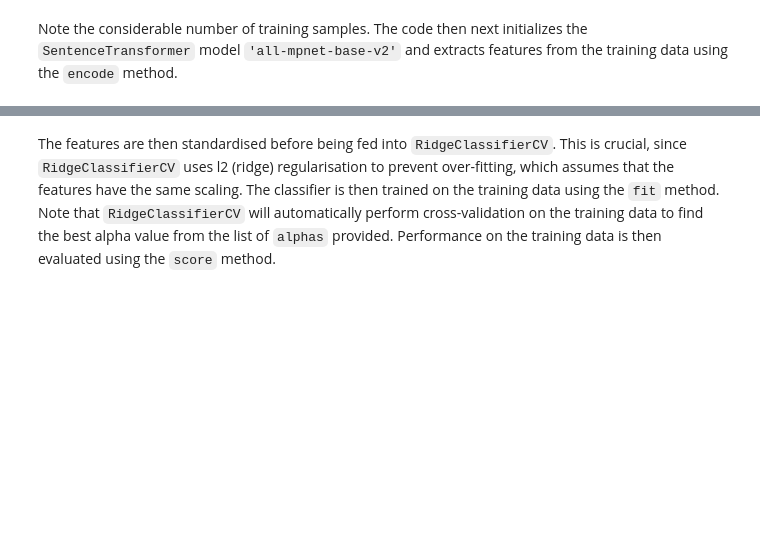
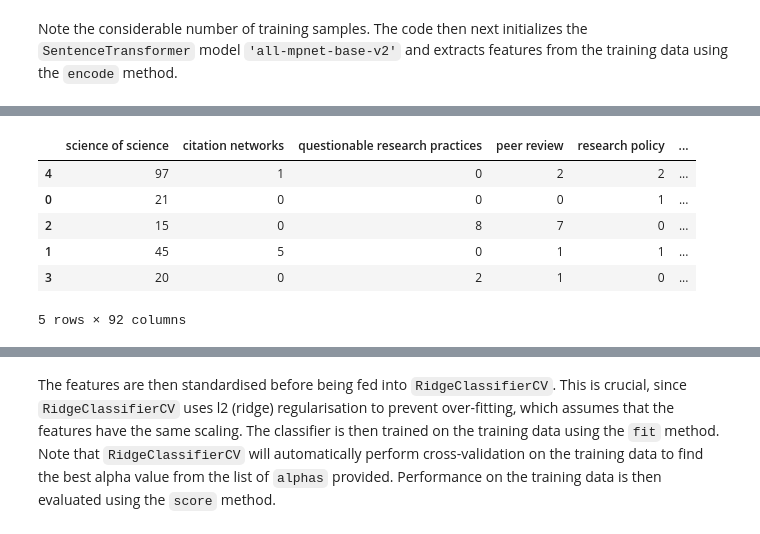
Before and after one commit to Zak-Hussain/LLM4SciSci, a Jupyter notebook: 2_feature_extraction.ipynb, the cells around one changed output, grey strips where cells are left out. Saved outputs shown, nothing was run; the diff lists cells and outputs as text; code cells hidden in the pictures; blank space fills up the shorter version.

```diff
--- a/2_feature_extraction.ipynb
+++ b/2_feature_extraction.ipynb
@@ -49,0 +119,38 @@ train_features
+# %%
+# Saving the clusters as a new column
+data['cluster'] = pd.Series(kmeans.labels_, dtype=str)
+
+# Extract keywords counts by cluster
+cluster_keyword_counts = {}
+unique_keywords = set()
+for cluster in data['cluster'].unique():
+    cluster_data = data.query('cluster == @cluster')
+    keywords = cluster_data['keywords'].str.cat(sep='').split(';')
+    keywords = [keyword.strip().lower() for keyword in keywords]  # Remove punctuation, trim, lowercase
+    keywords = list(filter(None, keywords))
+
+    unique_keywords = unique_keywords.union(set(keywords))
+
+    keyword_counts = Counter(keywords)
+    cluster_keyword_counts[cluster] = {keyword.strip().lower(): count for keyword, count in keyword_counts.items()}
+
+# Building cluster-keyword count matrix
+count_matrix = pd.DataFrame(
+    index=cluster_keyword_counts.keys(), columns=list(unique_keywords)
+)
+for cluster in count_matrix.index:
+    for keyword in count_matrix.columns:
+        count_matrix.loc[cluster, keyword] = cluster_keyword_counts[cluster].get(keyword, 0)
+
+
+count_matrix = count_matrix.astype(int) # Convert to int format
+count_matrix = count_matrix.loc[:, count_matrix.sum() > 3] # Drop keywords occuring <=3 times
+count_matrix
+# %% [output]
+|  | science of science | citation networks | questionable research practices | peer review | research policy | ... |
+| 4 | 97 | 1 | 0 | 2 | 2 | ... |
+| 0 | 21 | 0 | 0 | 0 | 1 | ... |
+| 2 | 15 | 0 | 8 | 7 | 0 | ... |
+| 1 | 45 | 5 | 0 | 1 | 1 | ... |
+| 3 | 20 | 0 | 2 | 1 | 0 | ... |
+5 rows × 92 columns
```
Also changed, not shown: parts of 14 cells of this notebook, 1 other file.
